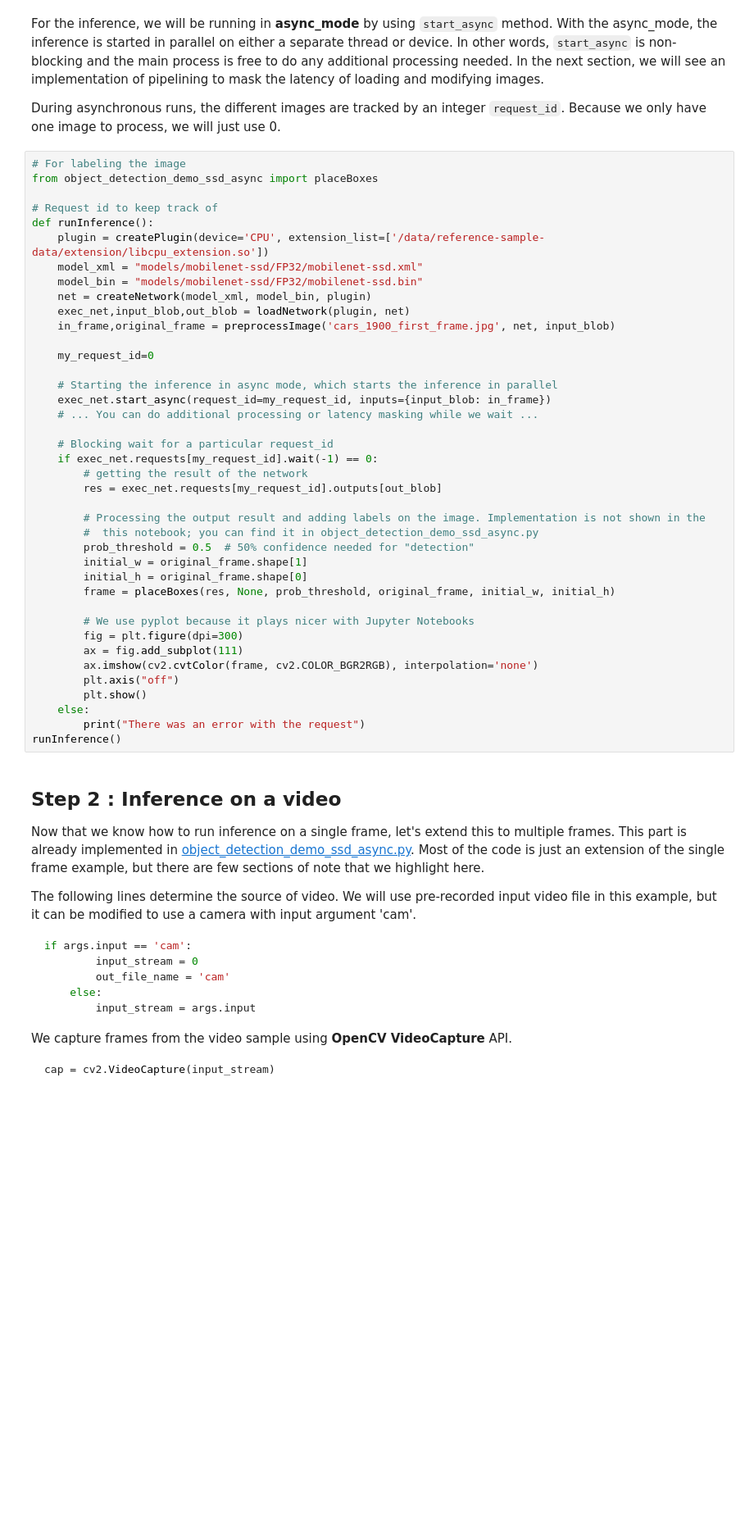
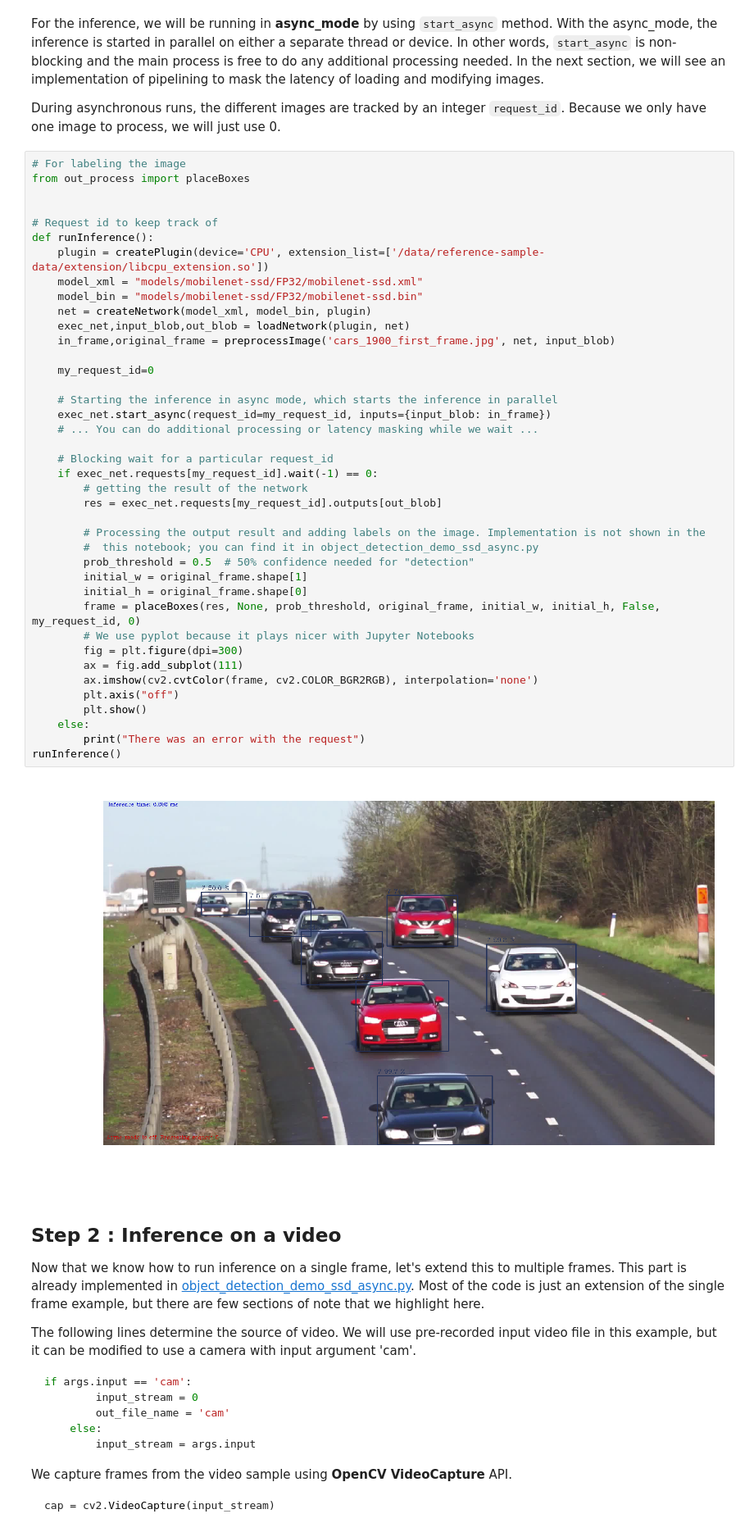
Before and after one commit to opensourceyouthprogramming/iot-devcloud, a Jupyter notebook: object-detection-python/object_detection_demo.ipynb, the cells around one changed output. Shown at 82% size. Drawn from its saved outputs; the diff is of its cells as text; blank space fills up the shorter version.

Commit message:
Notebook modified to include: Summary of results plot, Video quality Control, optimized post processing timing and separate inference engine timing

```diff
--- a/object-detection-python/object_detection_demo.ipynb
+++ b/object-detection-python/object_detection_demo.ipynb
@@ -195,7 +265,8 @@ During asynchronous runs, the different images are tracked by an integer `reques
 Because we only have one image to process, we will just use 0.
 # %%
 # For labeling the image
-from object_detection_demo_ssd_async import placeBoxes
+from out_process import placeBoxes
+
 
 # Request id to keep track of
 def runInference():
@@ -204,35 +275,36 @@ def runInference():
     model_bin = "models/mobilenet-ssd/FP32/mobilenet-ssd.bin"
     net = createNetwork(model_xml, model_bin, plugin)
     exec_net,input_blob,out_blob = loadNetwork(plugin, net)
     in_frame,original_frame = preprocessImage('cars_1900_first_frame.jpg', net, input_blob)
 
     my_request_id=0
 
     # Starting the inference in async mode, which starts the inference in parallel
     exec_net.start_async(request_id=my_request_id, inputs={input_blob: in_frame})
     # ... You can do additional processing or latency masking while we wait ...
 
     # Blocking wait for a particular request_id
     if exec_net.requests[my_request_id].wait(-1) == 0:
         # getting the result of the network
         res = exec_net.requests[my_request_id].outputs[out_blob]
 
         # Processing the output result and adding labels on the image. Implementation is not shown in the
         #  this notebook; you can find it in object_detection_demo_ssd_async.py
         prob_threshold = 0.5  # 50% confidence needed for "detection"
         initial_w = original_frame.shape[1]
         initial_h = original_frame.shape[0]
-        frame = placeBoxes(res, None, prob_threshold, original_frame, initial_w, initial_h)
-
+        frame = placeBoxes(res, None, prob_threshold, original_frame, initial_w, initial_h, False, my_request_id, 0)
         # We use pyplot because it plays nicer with Jupyter Notebooks
         fig = plt.figure(dpi=300)
         ax = fig.add_subplot(111)
         ax.imshow(cv2.cvtColor(frame, cv2.COLOR_BGR2RGB), interpolation='none')
         plt.axis("off")
         plt.show()
     else:
         print("There was an error with the request")
 runInference()
+# %% [output]
+[figure, added]
 # %% [markdown]
 ## Step 2 : Inference on a video
 
```
Also changed, not shown: parts of 21 cells of this notebook, 3 other files.
